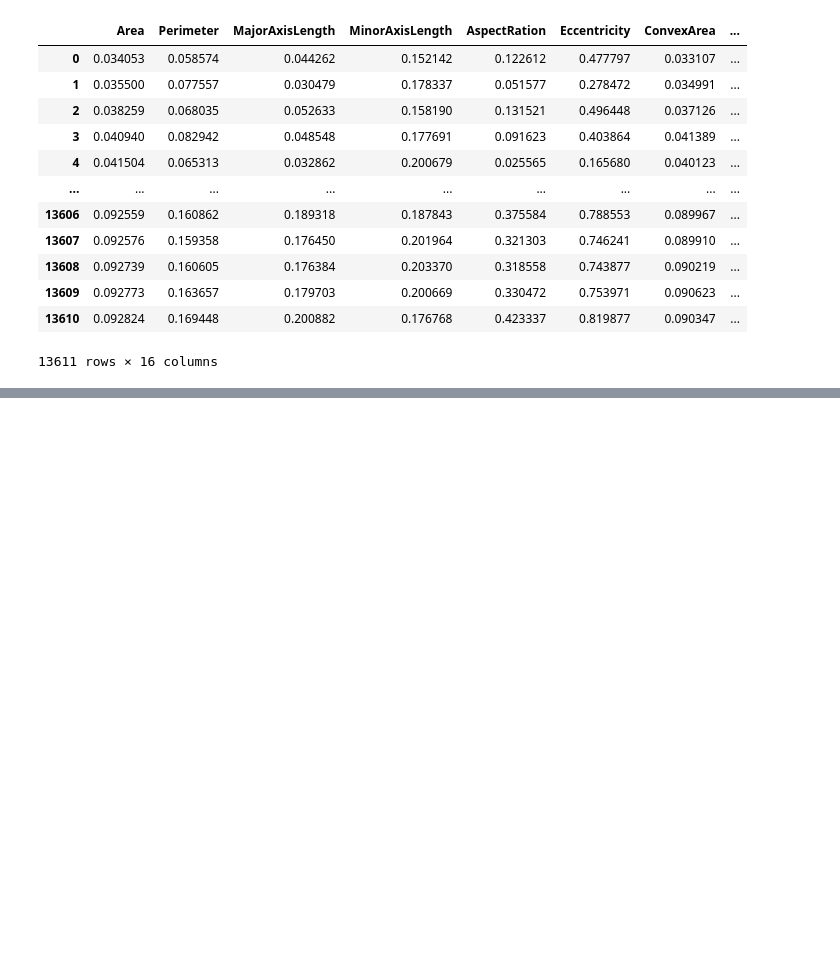
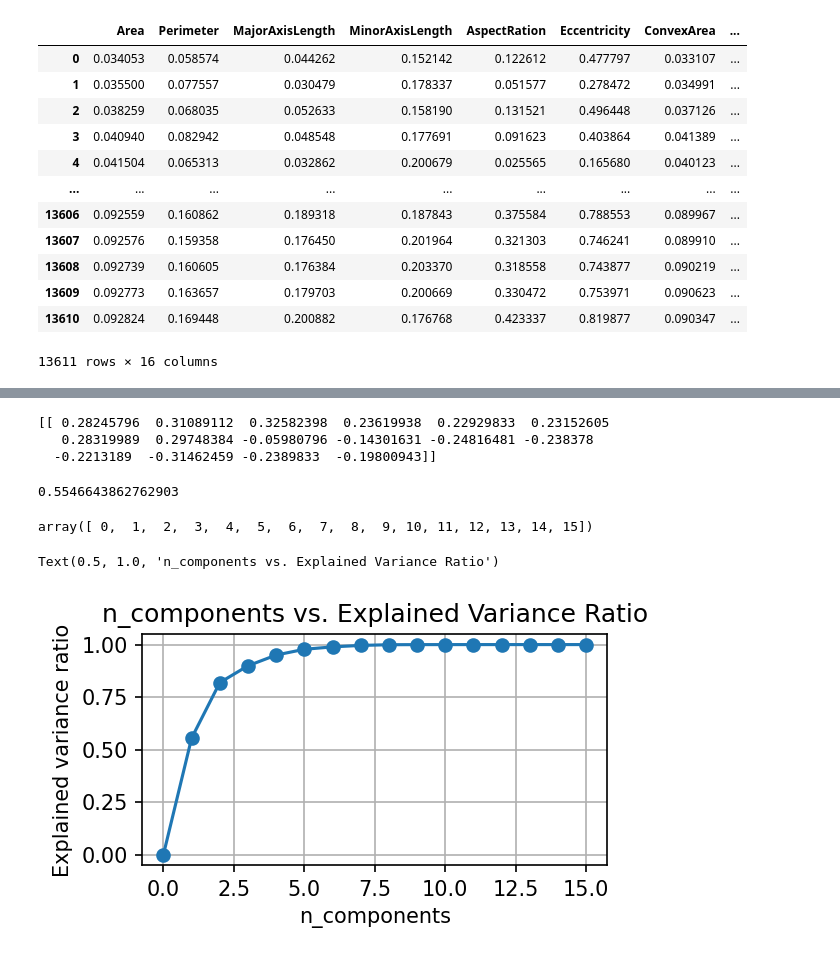
Before and after one commit to ichiro10/TP1_Apprentissage_automatique, a Jupyter notebook: Untitled.ipynb, the cells around one changed output, grey strips where cells are left out. Saved outputs shown, nothing was run; the diff lists cells and outputs as text; code cells hidden in the pictures; blank space fills up the shorter version.

Commit message:
Sklearn PCA

```diff
--- a/Untitled.ipynb
+++ b/Untitled.ipynb
@@ -424,0 +443,4 @@ scaled_df = std_scaler.fit_transform(df)
+# %%
+from sklearn.decomposition import PCA
+pca = PCA(n_components=1)
+pca.fit_transform(scaled_df)
@@ -424,0 +455,35 @@ scaled_df = std_scaler.fit_transform(df)
+# %%
+print(pca.components_)
+# %% [output]
+[[ 0.28245796  0.31089112  0.32582398  0.23619938  0.22929833  0.23152605
+   0.28319989  0.29748384 -0.05980796 -0.14301631 -0.24816481 -0.238378
+  -0.2213189  -0.31462459 -0.2389833  -0.19800943]]
+# %%
+print(sum(pca.explained_variance_ratio_))
+# %% [output]
+0.5546643862762903
+# %%
+import numpy as np
+nums = np.arange(16)
+# %%
+nums
+# %% [output]
+array([ 0,  1,  2,  3,  4,  5,  6,  7,  8,  9, 10, 11, 12, 13, 14, 15])
+# %%
+var_ratio = []
+for num in nums:
+    pca = PCA(n_components=num)
+    pca.fit(scaled_df)
+    var_ratio.append(np.sum(pca.explained_variance_ratio_))
+# %%
+import matplotlib.pyplot as plt
+
+plt.figure(figsize=(4,2),dpi=150)
+plt.grid()
+plt.plot(nums,var_ratio,marker='o')
+plt.xlabel('n_components')
+plt.ylabel('Explained variance ratio')
+plt.title('n_components vs. Explained Variance Ratio')
+# %% [output]
+Text(0.5, 1.0, 'n_components vs. Explained Variance Ratio')
+[figure, added]
```
Also changed, not shown: parts of 5 cells of this notebook.
